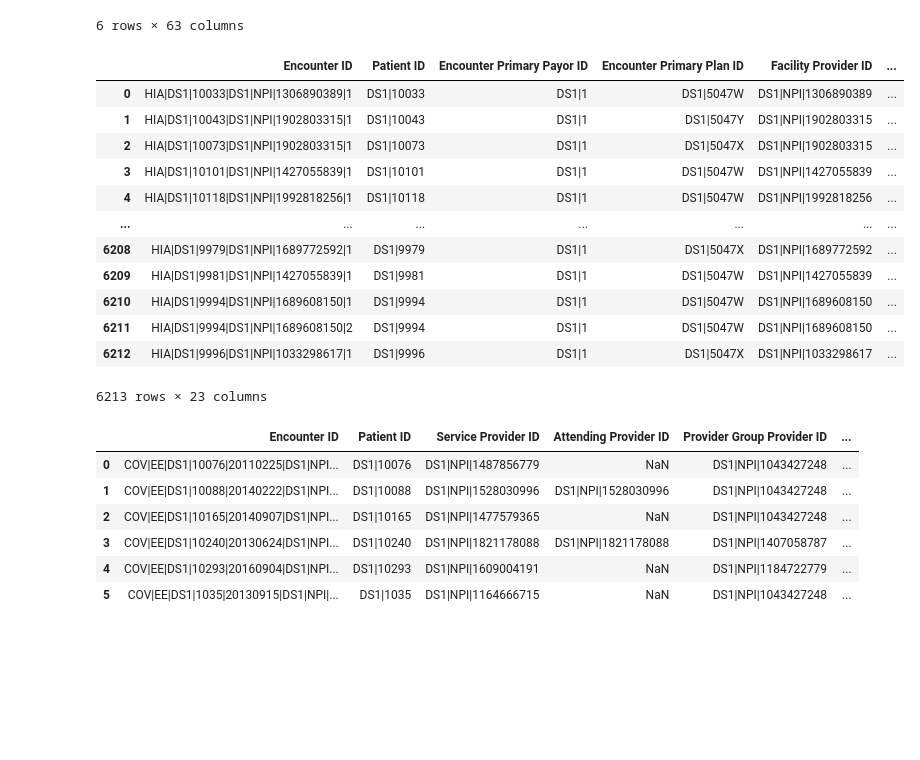
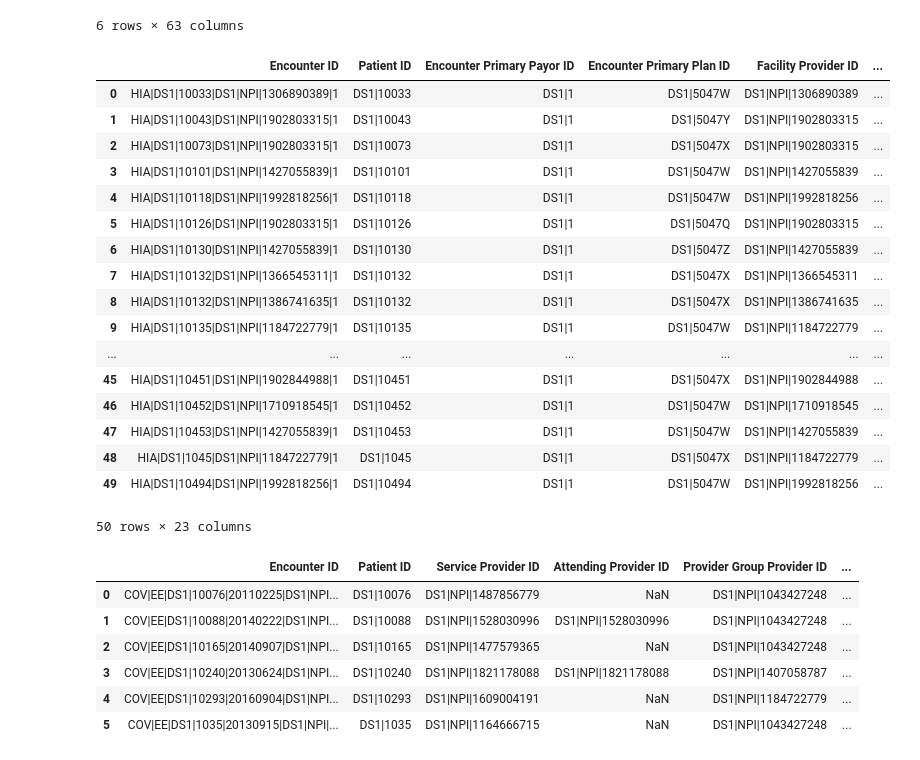
Before and after one commit to jrioross/ursa_health_hospital_readmissions, a Jupyter notebook: data/patient_care.ipynb, the cells around one changed output. Saved outputs shown, nothing was run; the diff lists cells and outputs as text; code cells hidden in the pictures; blank space fills up the shorter version.

```diff
--- a/data/patient_care.ipynb
+++ b/data/patient_care.ipynb
@@ -23,21 +24,26 @@ members['Period Start Date'] = pd.to_datetime(members['Period Start Date'], form
 members['Period End Date'] = pd.to_datetime(members['Period End Date'], format='%Y-%m-%d')
 # %%
 admissions = pd.read_csv('NSS_Hospital_Inpatient_Admissions.csv')
-admissions
+admissions.head(50)
 # %% [output]
 |  | Encounter ID | Patient ID | Encounter Primary Payor ID | Encounter Primary Plan ID | Facility Provider ID | ... |
 | 0 | HIA|DS1|10033|DS1|NPI|1306890389|1 | DS1|10033 | DS1|1 | DS1|5047W | DS1|NPI|1306890389 | ... |
 | 1 | HIA|DS1|10043|DS1|NPI|1902803315|1 | DS1|10043 | DS1|1 | DS1|5047Y | DS1|NPI|1902803315 | ... |
 | 2 | HIA|DS1|10073|DS1|NPI|1902803315|1 | DS1|10073 | DS1|1 | DS1|5047X | DS1|NPI|1902803315 | ... |
 | 3 | HIA|DS1|10101|DS1|NPI|1427055839|1 | DS1|10101 | DS1|1 | DS1|5047W | DS1|NPI|1427055839 | ... |
 | 4 | HIA|DS1|10118|DS1|NPI|1992818256|1 | DS1|10118 | DS1|1 | DS1|5047W | DS1|NPI|1992818256 | ... |
+| 5 | HIA|DS1|10126|DS1|NPI|1902803315|1 | DS1|10126 | DS1|1 | DS1|5047Q | DS1|NPI|1902803315 | ... |
+| 6 | HIA|DS1|10130|DS1|NPI|1427055839|1 | DS1|10130 | DS1|1 | DS1|5047Z | DS1|NPI|1427055839 | ... |
+| 7 | HIA|DS1|10132|DS1|NPI|1366545311|1 | DS1|10132 | DS1|1 | DS1|5047X | DS1|NPI|1366545311 | ... |
+| 8 | HIA|DS1|10132|DS1|NPI|1386741635|1 | DS1|10132 | DS1|1 | DS1|5047X | DS1|NPI|1386741635 | ... |
+| 9 | HIA|DS1|10135|DS1|NPI|1184722779|1 | DS1|10135 | DS1|1 | DS1|5047W | DS1|NPI|1184722779 | ... |
 | ... | ... | ... | ... | ... | ... | ... |
-| 6208 | HIA|DS1|9979|DS1|NPI|1689772592|1 | DS1|9979 | DS1|1 | DS1|5047X | DS1|NPI|1689772592 | ... |
-| 6209 | HIA|DS1|9981|DS1|NPI|1427055839|1 | DS1|9981 | DS1|1 | DS1|5047W | DS1|NPI|1427055839 | ... |
-| 6210 | HIA|DS1|9994|DS1|NPI|1689608150|1 | DS1|9994 | DS1|1 | DS1|5047W | DS1|NPI|1689608150 | ... |
-| 6211 | HIA|DS1|9994|DS1|NPI|1689608150|2 | DS1|9994 | DS1|1 | DS1|5047W | DS1|NPI|1689608150 | ... |
-| 6212 | HIA|DS1|9996|DS1|NPI|1033298617|1 | DS1|9996 | DS1|1 | DS1|5047X | DS1|NPI|1033298617 | ... |
+| 45 | HIA|DS1|10451|DS1|NPI|1902844988|1 | DS1|10451 | DS1|1 | DS1|5047X | DS1|NPI|1902844988 | ... |
+| 46 | HIA|DS1|10452|DS1|NPI|1710918545|1 | DS1|10452 | DS1|1 | DS1|5047W | DS1|NPI|1710918545 | ... |
+| 47 | HIA|DS1|10453|DS1|NPI|1427055839|1 | DS1|10453 | DS1|1 | DS1|5047W | DS1|NPI|1427055839 | ... |
+| 48 | HIA|DS1|1045|DS1|NPI|1184722779|1 | DS1|1045 | DS1|1 | DS1|5047X | DS1|NPI|1184722779 | ... |
+| 49 | HIA|DS1|10494|DS1|NPI|1992818256|1 | DS1|10494 | DS1|1 | DS1|5047W | DS1|NPI|1992818256 | ... |
-6213 rows × 23 columns
+50 rows × 23 columns
 # %%
 admissions['Encounter Start Date'] = pd.to_datetime(admissions['Encounter Start Date'], format='%Y-%m-%d')
 admissions['Encounter End Date'] = pd.to_datetime(admissions['Encounter End Date'], format='%Y-%m-%d')
```
Also changed, not shown: parts of 11 cells of this notebook, 2 other files.
